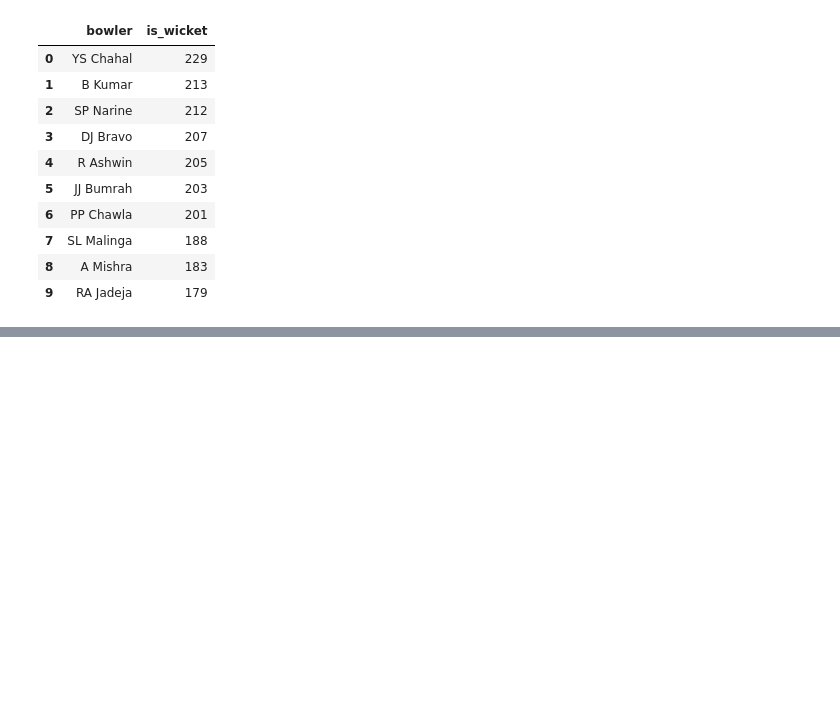
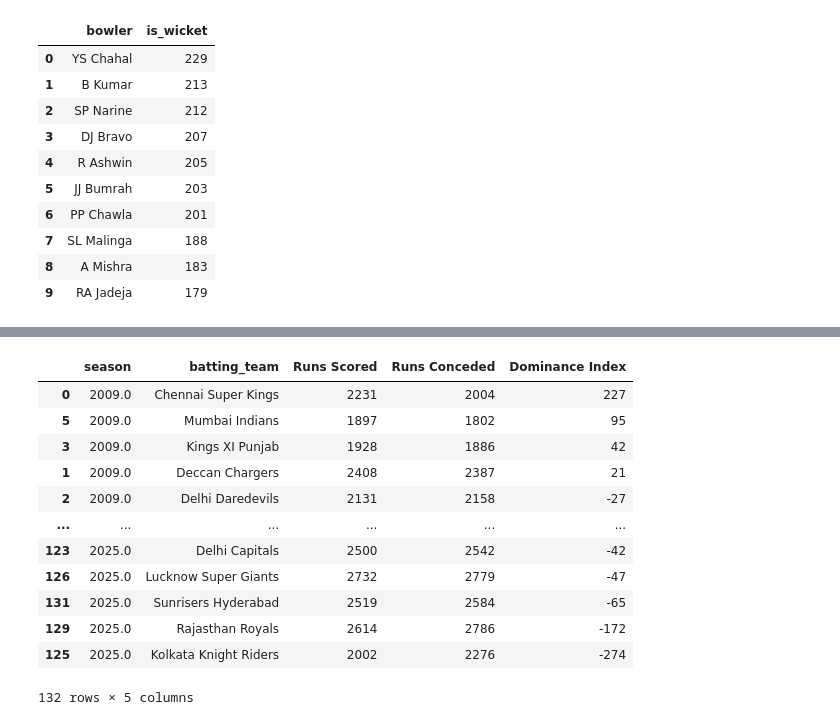
Before and after one commit to Lakshay-Juneja/dva_project, a Jupyter notebook: ipl.ipynb, the cells around one changed output, grey strips where cells are left out. Cells and saved outputs as stored; diff of their text form; code cells hidden in the pictures; blank space fills up the shorter version.

```diff
--- a/ipl.ipynb
+++ b/ipl.ipynb
@@ -293,0 +728,29 @@ top_bowlers
+# %%
+scored = df.groupby(['season','batting_team'])['runs_total'].sum().reset_index()
+conceded = df.groupby(['season','bowling_team'])['runs_total'].sum().reset_index()
+
+conceded.rename(columns={'bowling_team':'batting_team',
+                         'runs_total':'Runs Conceded'}, inplace=True)
+
+strength = scored.merge(conceded, on=['season','batting_team'])
+strength.rename(columns={'runs_total':'Runs Scored'}, inplace=True)
+
+strength['Dominance Index'] = (
+    (strength['Runs Scored'] - strength['Runs Conceded'])
+)
+
+strength.sort_values(['season','Dominance Index'], ascending=[True, False])
+# %% [output]
+|  | season | batting_team | Runs Scored | Runs Conceded | Dominance Index |
+| 0 | 2009.0 | Chennai Super Kings | 2231 | 2004 | 227 |
+| 5 | 2009.0 | Mumbai Indians | 1897 | 1802 | 95 |
+| 3 | 2009.0 | Kings XI Punjab | 1928 | 1886 | 42 |
+| 1 | 2009.0 | Deccan Chargers | 2408 | 2387 | 21 |
+| 2 | 2009.0 | Delhi Daredevils | 2131 | 2158 | -27 |
+| ... | ... | ... | ... | ... | ... |
+| 123 | 2025.0 | Delhi Capitals | 2500 | 2542 | -42 |
+| 126 | 2025.0 | Lucknow Super Giants | 2732 | 2779 | -47 |
+| 131 | 2025.0 | Sunrisers Hyderabad | 2519 | 2584 | -65 |
+| 129 | 2025.0 | Rajasthan Royals | 2614 | 2786 | -172 |
+| 125 | 2025.0 | Kolkata Knight Riders | 2002 | 2276 | -274 |
+132 rows × 5 columns
```
Also changed, not shown: parts of 9 cells of this notebook.
